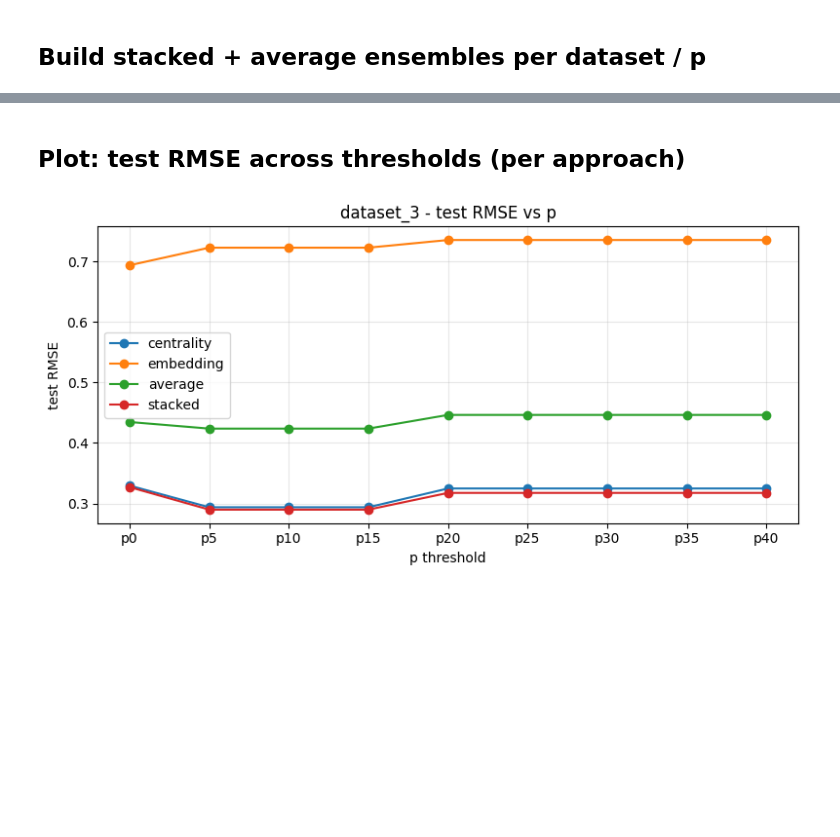
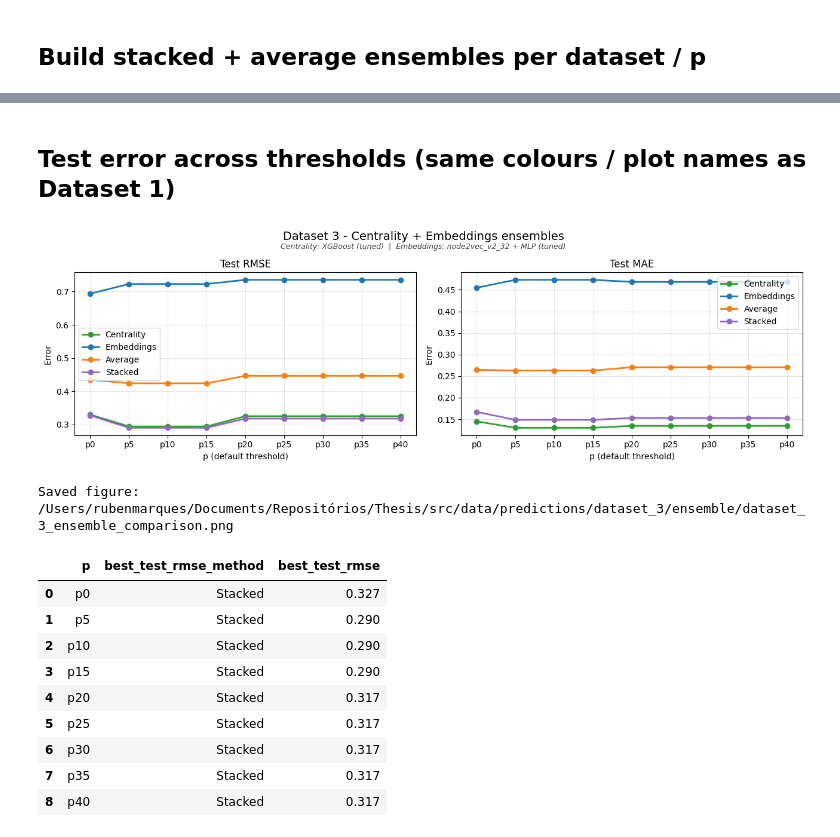
Before and after one commit to RubenCMarques/Using-GNNs-to-minimize-systemic-risk, a Jupyter notebook: src/notebooks/06_ensemble/dataset_3/06_ensemble.ipynb, the cells around one changed output, grey strips where cells are left out. Cells and saved outputs as stored; diff of their text form; code cells hidden in the pictures; blank space fills up the shorter version.

```diff
--- a/src/notebooks/06_ensemble/dataset_3/06_ensemble.ipynb
+++ b/src/notebooks/06_ensemble/dataset_3/06_ensemble.ipynb
@@ -48,6 +48,9 @@ for ds in DATASETS:
                      'embedding_rmse':  rmse(y, test.embedding_pred),
                      'average_rmse':    rmse(y, test.average_pred),
                      'stacked_rmse':    rmse(y, test.stacked_pred),
+                     'centrality_mae':  mean_absolute_error(y, test.centrality_pred),
+                     'embedding_mae':   mean_absolute_error(y, test.embedding_pred),
+                     'average_mae':     mean_absolute_error(y, test.average_pred),
                      'stacked_mae':     mean_absolute_error(y, test.stacked_pred)})
         test['dataset'] = ds; test['p'] = p; all_preds.append(test)
 
@@ -71,12 +74,69 @@ saved -> /Users/rubenmarques/Documents/Repositórios/Thesis/src/data/prediction
 # %% [markdown]
-## Plot: test RMSE across thresholds (per approach)
+## Test error across thresholds (same colours / plot names as Dataset 1)
 # %%
+# Same colour scheme and plot names/descriptions as Dataset 1's ensemble notebook.
+METHOD_COLORS = {
+    'Centrality': '#2ca02c',
+    'Embeddings': '#1f77b4',
+    'Average':    '#ff7f0e',
+    'Stacked':    '#9467bd',
+}
+METHOD_COLS = {
+    'Centrality': ('centrality_rmse', 'centrality_mae'),
+    'Embeddings': ('embedding_rmse',  'embedding_mae'),
+    'Average':    ('average_rmse',    'average_mae'),
+    'Stacked':    ('stacked_rmse',    'stacked_mae'),
+}
+METRIC_PANELS = [(0, 'Test RMSE'), (1, 'Test MAE')]
+
+# The model combination behind each base approach (centrality model | embedding + ML model).
+MODEL_DESC = 'Centrality: XGBoost (tuned)     Embeddings: node2vec_v2_32 + MLP (tuned)'
+
+
+def plot_dataset_ensemble(metrics_df, ds):
+    d = metrics_df[metrics_df['dataset'] == ds].set_index('p').loc[P_LIST]
+    fig, axes = plt.subplots(1, 2, figsize=(13, 4), sharex=True)
+    for ax, (idx, metric_title) in zip(axes.ravel(), METRIC_PANELS):
+        for method, cols in METHOD_COLS.items():
+            ax.plot(d.index, d[cols[idx]], marker='o', linewidth=2,
+                    label=method, color=METHOD_COLORS[method])
+        ax.set_title(metric_title)
+        ax.set_xlabel('p (default threshold)')
+        ax.set_ylabel('Error')
+        ax.grid(True, alpha=0.3)
+        ax.legend()
+    fig.tight_layout(rect=[0, 0, 1, 0.92])
+    fig.suptitle(f'{ds.replace("_", " ").title()} - Centrality + Embeddings ensembles', fontsize=14, y=1.0)
+    fig.text(0.5, 0.95, MODEL_DESC, ha='center', va='top', fontsize=9, style='italic', color='#444444')
+    out_path = OUT / f'{ds}_ensemble_comparison.png'
+    fig.savefig(out_path, dpi=150, bbox_inches='tight')
+    plt.show()
+    print(f'Saved figure: {out_path}')
+
+
+def winner_table(metrics_df, ds):
+    d = metrics_df[metrics_df['dataset'] == ds].set_index('p').loc[P_LIST]
+    rows = []
+    for p in P_LIST:
+        rmse_by_method = {m: d.loc[p, cols[0]] for m, cols in METHOD_COLS.items()}
+        best = min(rmse_by_method, key=rmse_by_method.get)
+        rows.append({'p': p, 'best_test_rmse_method': best, 'best_test_rmse': rmse_by_method[best]})
+    return pd.DataFrame(rows).round(3)
+
+
 for ds in DATASETS:
-    d = metrics[metrics.dataset == ds].set_index('p').loc[P_LIST]
-    plt.figure(figsize=(8, 4))
-    for col, lab in [('centrality_rmse','centrality'),('embedding_rmse','embedding'),('average_rmse','average'),('stacked_rmse','stacked')]:
-        plt.plot(d.index, d[col], 'o-', label=lab)
-    plt.title(f'{ds} - test RMSE vs p'); plt.xlabel('p threshold'); plt.ylabel('test RMSE'); plt.legend(); plt.grid(alpha=0.3)
-    plt.tight_layout(); plt.savefig(OUT / f'{ds}_ensemble_rmse.png', dpi=90); plt.show()
+    plot_dataset_ensemble(metrics, ds)
+    display(winner_table(metrics, ds))
 # %% [output]
-[figure, old version]
+[figure, new version]
+Saved figure: /Users/rubenmarques/Documents/Repositórios/Thesis/src/data/predictions/dataset_3/ensemble/dataset_3_ensemble_comparison.png
+|  | p | best_test_rmse_method | best_test_rmse |
+| 0 | p0 | Stacked | 0.327 |
+| 1 | p5 | Stacked | 0.290 |
+| 2 | p10 | Stacked | 0.290 |
+| 3 | p15 | Stacked | 0.290 |
+| 4 | p20 | Stacked | 0.317 |
+| 5 | p25 | Stacked | 0.317 |
+| 6 | p30 | Stacked | 0.317 |
+| 7 | p35 | Stacked | 0.317 |
+| 8 | p40 | Stacked | 0.317 |
```
Also changed, not shown: parts of 1 cell of this notebook, 21 other files.
